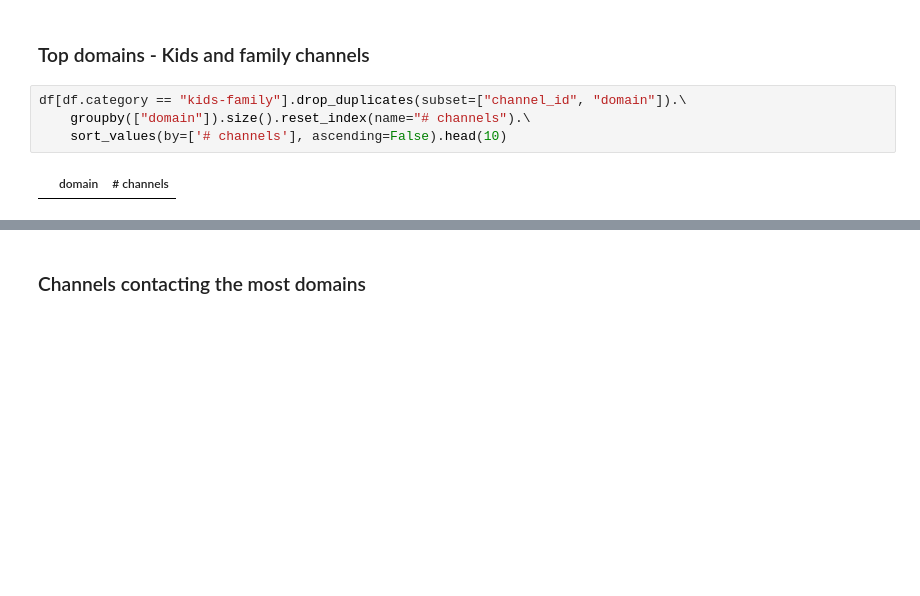
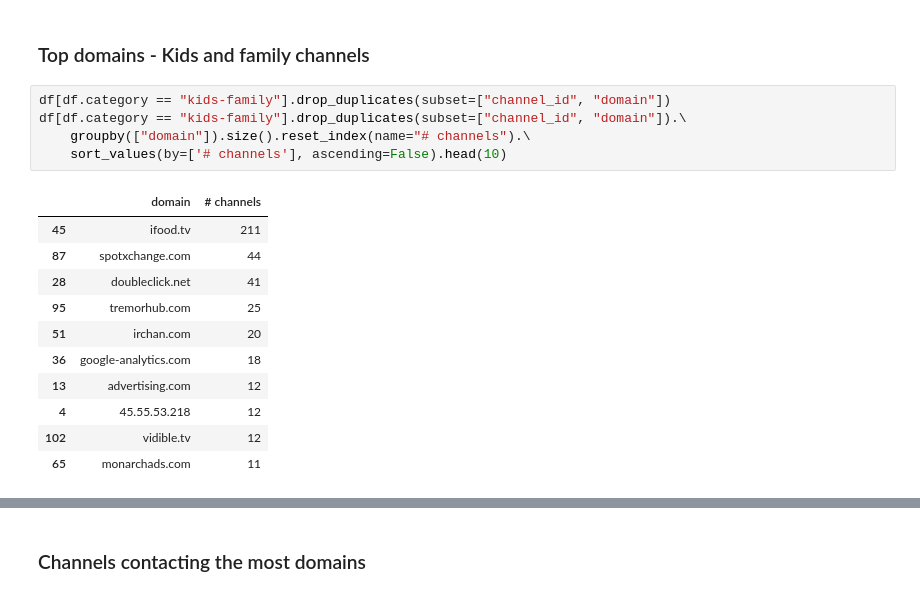
Before and after one commit to citp/ott-tracking, a Jupyter notebook: src/analysis/notebooks/Roku-HTTP(S)-Analysis.ipynb, the cells around one changed output, grey strips where cells are left out. Cells and saved outputs as stored; diff of their text form; blank space fills up the shorter version.

```diff
--- a/src/analysis/notebooks/Roku-HTTP(S)-Analysis.ipynb
+++ b/src/analysis/notebooks/Roku-HTTP(S)-Analysis.ipynb
@@ -89,8 +74,19 @@ df.drop_duplicates(subset=["channel_id", "domain"]).\
 # %% [markdown]
 ### Top domains - Kids and family channels
 # %%
+df[df.category == "kids-family"].drop_duplicates(subset=["channel_id", "domain"])
 df[df.category == "kids-family"].drop_duplicates(subset=["channel_id", "domain"]).\
     groupby(["domain"]).size().reset_index(name="# channels").\
     sort_values(by=['# channels'], ascending=False).head(10)
 # %% [output]
 |  | domain | # channels |
+| 45 | ifood.tv | 211 |
+| 87 | spotxchange.com | 44 |
+| 28 | doubleclick.net | 41 |
+| 95 | tremorhub.com | 25 |
+| 51 | irchan.com | 20 |
+| 36 | google-analytics.com | 18 |
+| 13 | advertising.com | 12 |
+| 4 | 45.55.53.218 | 12 |
+| 102 | vidible.tv | 12 |
+| 65 | monarchads.com | 11 |
```
Also changed, not shown: parts of 12 cells of this notebook, 1 other file.
